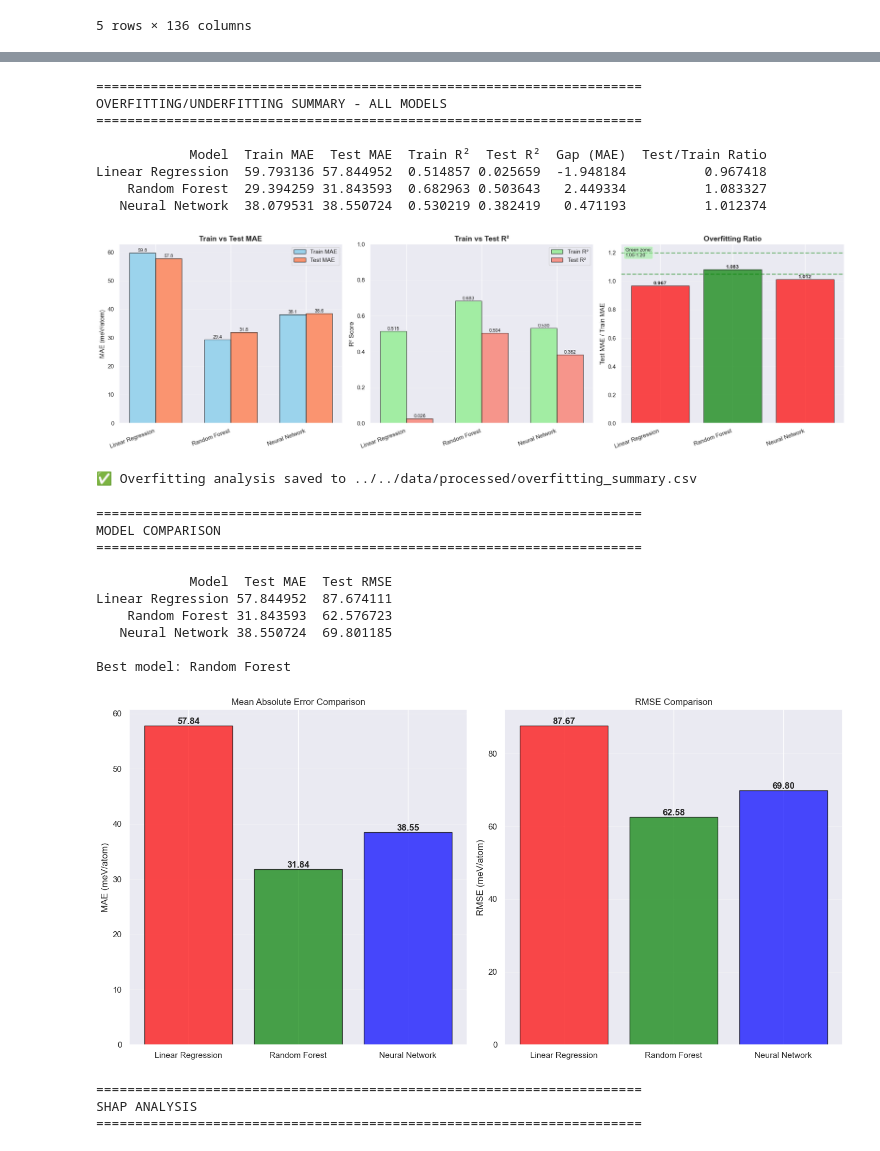
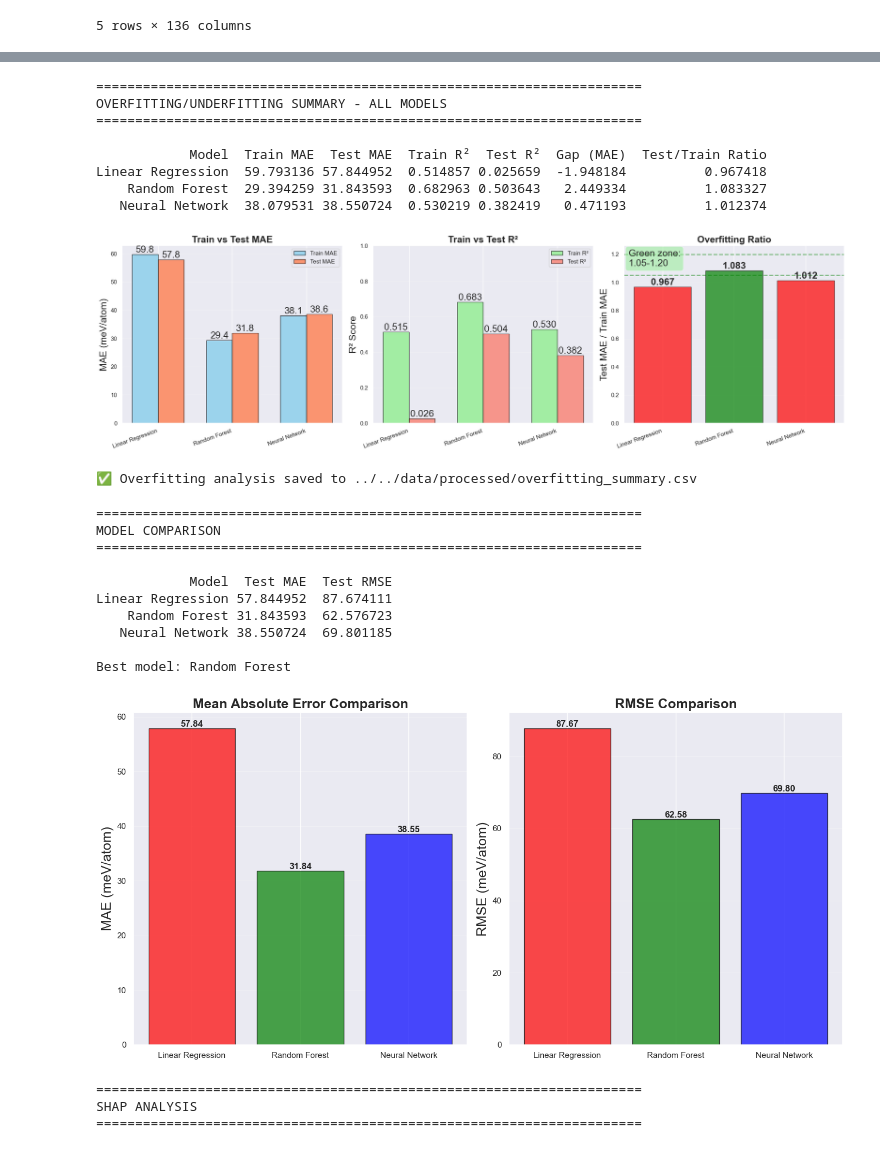
Before and after one commit to AttackOnBreakfast/cmse492_project, a Jupyter notebook: notebooks/exploratory/materials_eda.ipynb, the cells around one changed output, grey strips where cells are left out. Drawn from its saved outputs; the diff is of its cells as text; code cells hidden in the pictures.

```diff
--- a/notebooks/exploratory/materials_eda.ipynb
+++ b/notebooks/exploratory/materials_eda.ipynb
@@ -689,8 +689,8 @@ axes[0].bar(x - width/2, fit_summary['Train MAE'], width,
            label='Train MAE', alpha=0.8, color='skyblue', edgecolor='black')
 axes[0].bar(x + width/2, fit_summary['Test MAE'], width,
            label='Test MAE', alpha=0.8, color='coral', edgecolor='black')
-axes[0].set_ylabel('MAE (meV/atom)', fontsize=12)
-axes[0].set_title('Train vs Test MAE', fontsize=14, fontweight='bold')
+axes[0].set_ylabel('MAE (meV/atom)', fontsize=18)
+axes[0].set_title('Train vs Test MAE', fontsize=18, fontweight='bold')
 axes[0].set_xticks(x)
 axes[0].set_xticklabels(models, rotation=20, ha='right')
 axes[0].legend()
@@ -699,18 +699,18 @@ axes[0].grid(axis='y', alpha=0.3)
 for i in range(len(models)):
     axes[0].text(i - width/2, fit_summary.iloc[i]['Train MAE'],
                 f'{fit_summary.iloc[i]["Train MAE"]:.1f}',
-                ha='center', va='bottom', fontsize=9)
+                ha='center', va='bottom', fontsize=18)
     axes[0].text(i + width/2, fit_summary.iloc[i]['Test MAE'],
                 f'{fit_summary.iloc[i]["Test MAE"]:.1f}',
-                ha='center', va='bottom', fontsize=9)
+                ha='center', va='bottom', fontsize=18)
 
 # Plot 2: R² Scores
 axes[1].bar(x - width/2, fit_summary['Train R²'], width,
            label='Train R²', alpha=0.8, color='lightgreen', edgecolor='black')
 axes[1].bar(x + width/2, fit_summary['Test R²'], width,
            label='Test R²', alpha=0.8, color='salmon', edgecolor='black')
-axes[1].set_ylabel('R² Score', fontsize=12)
-axes[1].set_title('Train vs Test R²', fontsize=14, fontweight='bold')
+axes[1].set_ylabel('R² Score', fontsize=18)
+axes[1].set_title('Train vs Test R²', fontsize=18, fontweight='bold')
 axes[1].set_xticks(x)
 axes[1].set_xticklabels(models, rotation=20, ha='right')
 axes[1].legend()
@@ -720,10 +720,10 @@ axes[1].set_ylim([0, 1])
 for i in range(len(models)):
     axes[1].text(i - width/2, fit_summary.iloc[i]['Train R²'],
                 f'{fit_summary.iloc[i]["Train R²"]:.3f}',
-                ha='center', va='bottom', fontsize=9)
+                ha='center', va='bottom', fontsize=18)
     axes[1].text(i + width/2, fit_summary.iloc[i]['Test R²'],
                 f'{fit_summary.iloc[i]["Test R²"]:.3f}',
-                ha='center', va='bottom', fontsize=9)
+                ha='center', va='bottom', fontsize=18)
 
 # Plot 3: Overfit Ratio
 colors_ratio = ['green' if 1.05 <= r <= 1.20 else 'orange' if r > 1.20 else 'red'
@@ -732,17 +732,17 @@ axes[2].bar(models, fit_summary['Test/Train Ratio'],
            color=colors_ratio, alpha=0.7, edgecolor='black')
 axes[2].axhline(y=1.05, color='green', linestyle='--', linewidth=2, alpha=0.5)
 axes[2].axhline(y=1.20, color='green', linestyle='--', linewidth=2, alpha=0.5)
-axes[2].set_ylabel('Test MAE / Train MAE', fontsize=12)
-axes[2].set_title('Overfitting Ratio', fontsize=14, fontweight='bold')
+axes[2].set_ylabel('Test MAE / Train MAE', fontsize=18)
+axes[2].set_title('Overfitting Ratio', fontsize=18, fontweight='bold')
 axes[2].set_xticklabels(models, rotation=20, ha='right')
 axes[2].grid(axis='y', alpha=0.3)
 axes[2].text(0.02, 0.98, 'Green zone:\n1.05-1.20', transform=axes[2].transAxes,
-            fontsize=9, verticalalignment='top',
+            fontsize=18, verticalalignment='top',
             bbox=dict(boxstyle='round', facecolor='lightgreen', alpha=0.5))
 
 for i, r in enumerate(fit_summary['Test/Train Ratio']):
     axes[2].text(i, r, f'{r:.3f}', ha='center', va='bottom',
-                fontweight='bold', fontsize=10)
+                fontweight='bold', fontsize=18)
 
 plt.tight_layout()
 plt.savefig(FIG_DIR / "overfitting_summary.png", dpi=300, bbox_inches='tight')
@@ -759,7 +759,7 @@ OVERFITTING/UNDERFITTING SUMMARY - ALL MODELS
 Linear Regression  59.793136 57.844952  0.514857 0.025659  -1.948184          0.967418
     Random Forest  29.394259 31.843593  0.682963 0.503643   2.449334          1.083327
    Neural Network  38.079531 38.550724  0.530219 0.382419   0.471193          1.012374
-[figure, old version]
+[figure, new version]
 ✅ Overfitting analysis saved to ../../data/processed/overfitting_summary.csv
 # %%
 # ===============================================================
@@ -789,39 +789,39 @@ maes = results['Test MAE'].tolist()
 colors = ['red', 'green', 'blue']
 
 axes[0].bar(models, maes, color=colors, alpha=0.7, edgecolor='black')
-axes[0].set_ylabel('MAE (meV/atom)')
-axes[0].set_title('Mean Absolute Error Comparison')
+axes[0].set_ylabel('MAE (meV/atom)', fontsize=18)
+axes[0].set_title('Mean Absolute Error Comparison', fontsize=18, fontweight='bold')
 axes[0].grid(axis='y', alpha=0.3)
 for i, v in enumerate(maes):
     axes[0].text(i, v, f'{v:.2f}', ha='center', va='bottom', fontweight='bold')
 
 # RMSE comparison
 rmses = results['Test RMSE'].tolist()
 axes[1].bar(models, rmses, color=colors, alpha=0.7, edgecolor='black')
-axes[1].set_ylabel('RMSE (meV/atom)')
-axes[1].set_title('RMSE Comparison')
+axes[1].set_ylabel('RMSE (meV/atom)', fontsize=18)
+axes[1].set_title('RMSE Comparison', fontsize=18, fontweight='bold')
 axes[1].grid(axis='y', alpha=0.3)
 for i, v in enumerate(rmses):
     axes[1].text(i, v, f'{v:.2f}', ha='center', va='bottom', fontweight='bold')
 
 plt.tight_layout()
 plt.savefig(FIG_DIR / "model_comparison.png", dpi=300)
 plt.show()
 
 # Save results
 results.to_csv(PROC_DIR / "model_comparison.csv", index=False)
 # %% [output]
 ======================================================================
 MODEL COMPARISON
 ======================================================================
 
             Model  Test MAE  Test RMSE
 Linear Regression 57.844952  87.674111
     Random Forest 31.843593  62.576723
    Neural Network 38.550724  69.801185
 
 Best model: Random Forest
-[figure, old version]
+[figure, new version]
 # %%
 # ===============================================================
 # PART G2: SHAP Analysis
```
Also changed, not shown: parts of 6 cells of this notebook, 15 other files.
